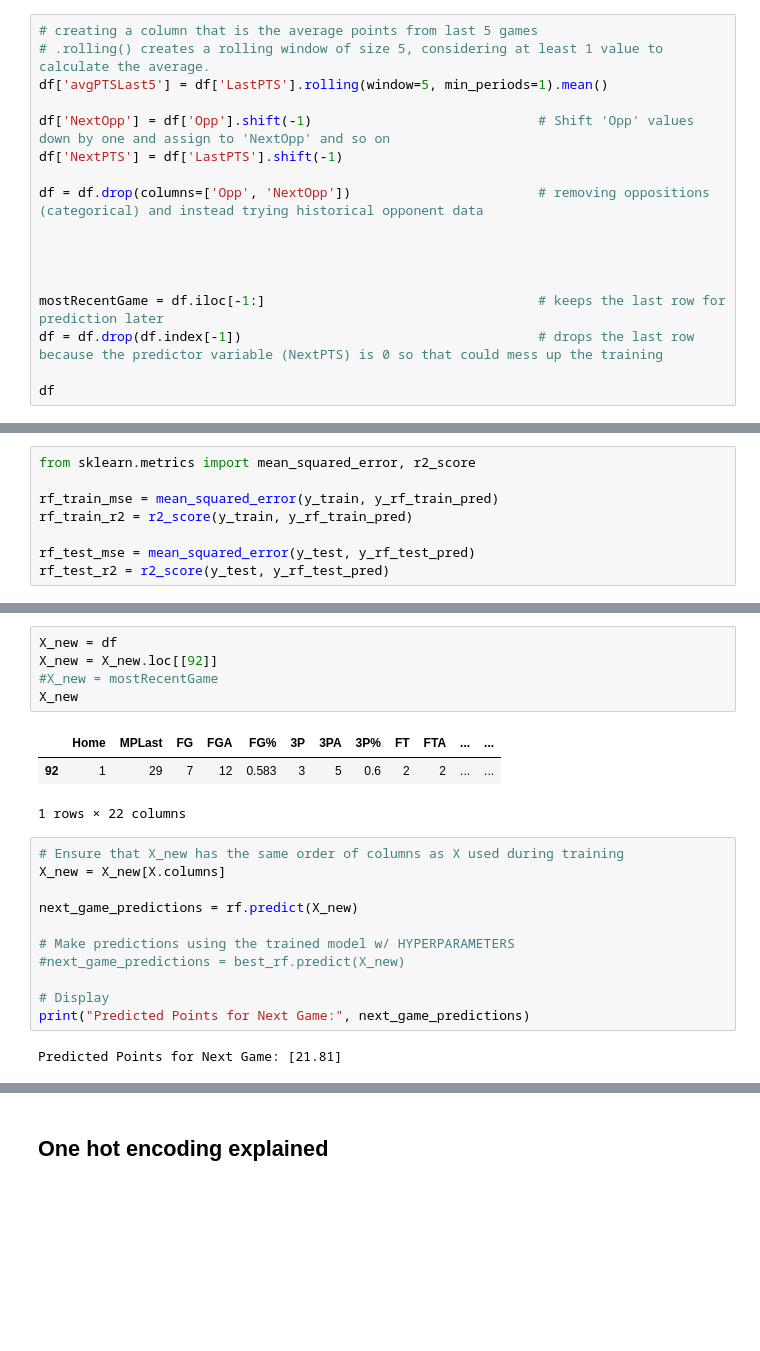
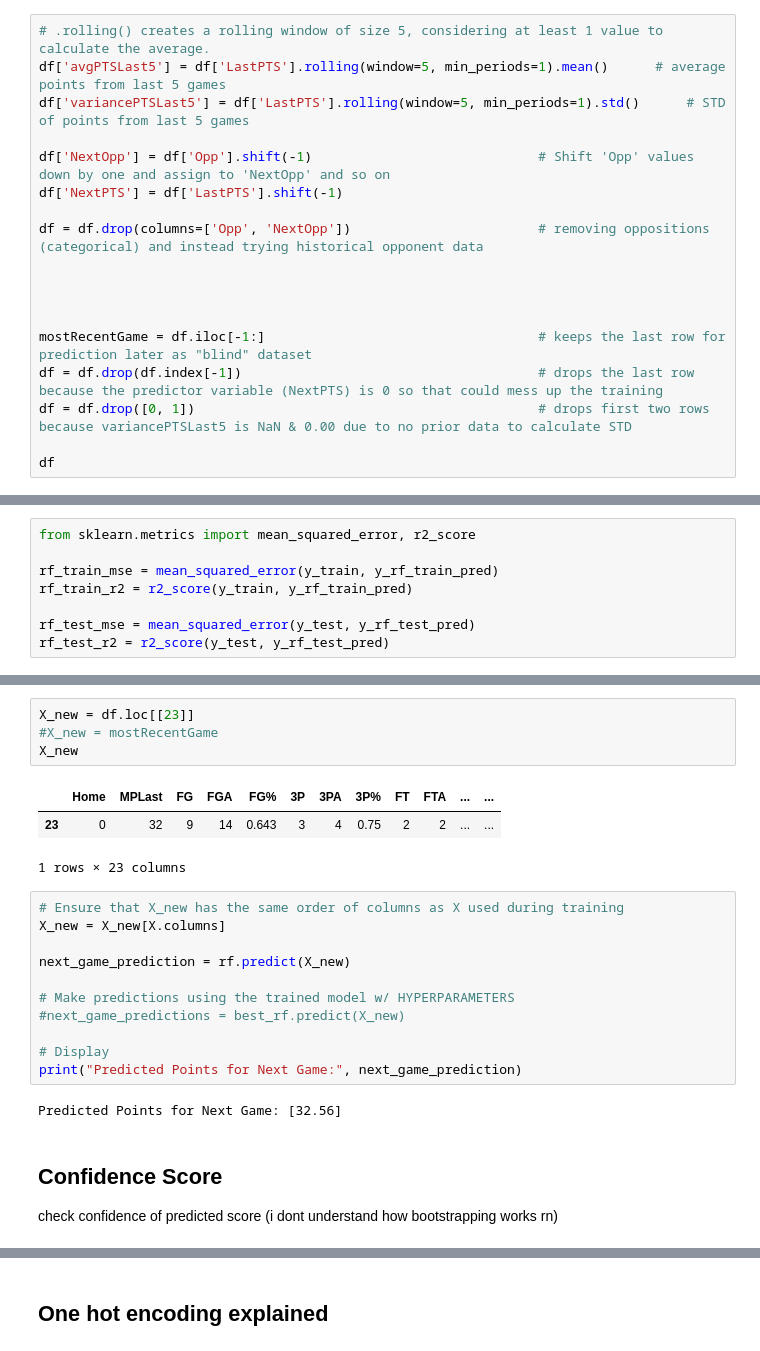
Before and after one commit to chadd28/ml-NBA-app, a Jupyter notebook: ml_NBA_v3.ipynb, the cells around one changed output, grey strips where cells are left out. Saved outputs shown, nothing was run; the diff lists cells and outputs as text; blank space fills up the shorter version.

```diff
--- a/ml_NBA_v3.ipynb
+++ b/ml_NBA_v3.ipynb
@@ -108,9 +107,9 @@ df
 
 **creating columns that average stats from last 5 games**
 # %%
-# creating a column that is the average points from last 5 games
 # .rolling() creates a rolling window of size 5, considering at least 1 value to calculate the average.
-df['avgPTSLast5'] = df['LastPTS'].rolling(window=5, min_periods=1).mean()
+df['avgPTSLast5'] = df['LastPTS'].rolling(window=5, min_periods=1).mean()      # average points from last 5 games
+df['variancePTSLast5'] = df['LastPTS'].rolling(window=5, min_periods=1).std()      # STD of points from last 5 games
 
 df['NextOpp'] = df['Opp'].shift(-1)                             # Shift 'Opp' values down by one and assign to 'NextOpp' and so on
 df['NextPTS'] = df['LastPTS'].shift(-1)
@@ -120,8 +119,9 @@ df = df.drop(columns=['Opp', 'NextOpp'])                        # removing oppos
 
 
 
-mostRecentGame = df.iloc[-1:]                                   # keeps the last row for prediction later
+mostRecentGame = df.iloc[-1:]                                   # keeps the last row for prediction later as "blind" dataset
 df = df.drop(df.index[-1])                                      # drops the last row because the predictor variable (NextPTS) is 0 so that could mess up the training
+df = df.drop([0, 1])                                            # drops first two rows because variancePTSLast5 is NaN & 0.00 due to no prior data to calculate STD
 
 df
 # %% [output]
@@ -339,22 +315,25 @@ rf_results
 # %%
-X_new = df
-X_new = X_new.loc[[92]]
+X_new = df.loc[[23]]
 #X_new = mostRecentGame
 X_new
 # %% [output]
 |  | Home | MPLast | FG | FGA | FG% | 3P | 3PA | 3P% | FT | FTA | ... | ... |
-| 92 | 1 | 29 | 7 | 12 | 0.583 | 3 | 5 | 0.6 | 2 | 2 | ... | ... |
+| 23 | 0 | 32 | 9 | 14 | 0.643 | 3 | 4 | 0.75 | 2 | 2 | ... | ... |
-1 rows × 22 columns
+1 rows × 23 columns
 # %%
 # Ensure that X_new has the same order of columns as X used during training
 X_new = X_new[X.columns]
 
-next_game_predictions = rf.predict(X_new)
+next_game_prediction = rf.predict(X_new)
 
 # Make predictions using the trained model w/ HYPERPARAMETERS
 #next_game_predictions = best_rf.predict(X_new)
 
 # Display
-print("Predicted Points for Next Game:", next_game_predictions)
+print("Predicted Points for Next Game:", next_game_prediction)
 # %% [output]
-Predicted Points for Next Game: [21.81]
+Predicted Points for Next Game: [32.56]
+# %% [markdown]
+## Confidence Score
+
+check confidence of predicted score (i dont understand how bootstrapping works rn)
```
Also changed, not shown: parts of 17 cells of this notebook.
